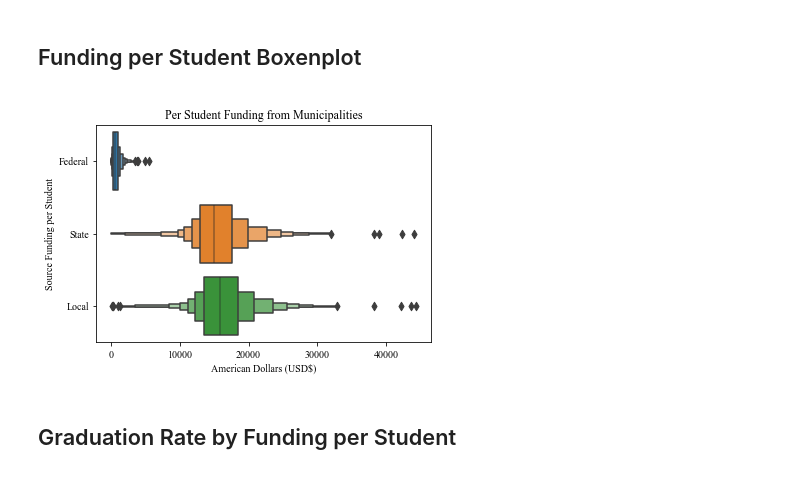
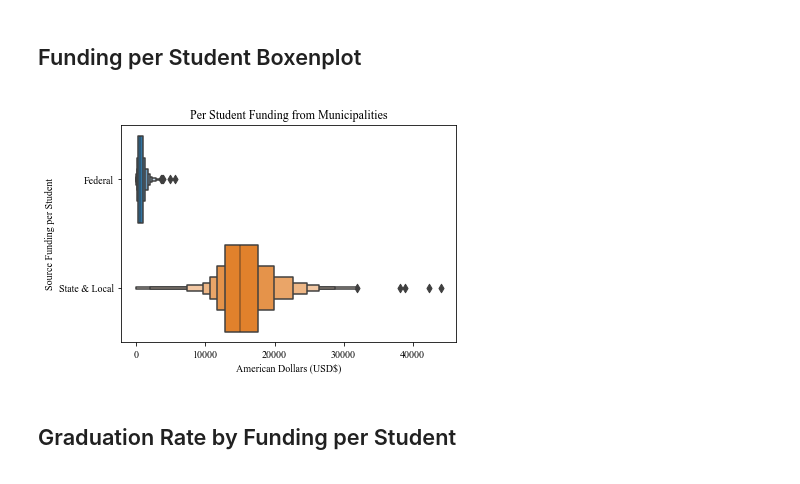
Before and after one commit to derekcaramella/GraduationRatePredictor, a Jupyter notebook: 2022_05_02_Caramella_DSC465_FinalProject_Script.ipynb, the cells around one changed output. Saved outputs shown, nothing was run; the diff lists cells and outputs as text; code cells hidden in the pictures.

```diff
--- a/2022_05_02_Caramella_DSC465_FinalProject_Script.ipynb
+++ b/2022_05_02_Caramella_DSC465_FinalProject_Script.ipynb
@@ -163,11 +164,12 @@ model_df = pd.merge(model_df, teach_out_of_cert_df, right_on=['ENTITY_CD', 'YEAR
 
 model_df = model_df[['INSTITUTION_ID_x', 'ENTITY_CD', 'ENTITY_NAME_x', 'YEAR',
                      'COHORT_COUNT', 'GRAD_RATE', 'OVERALL_STATUS',
-                     'PUPIL_COUNT_TOT', 'PER_FEDERAL_EXP', 'PER_STATE_LOCAL_EXP', 'PER_FED_STATE_LOCAL_EXP',
+                     'PUPIL_COUNT_TOT', 'PER_FEDERAL_EXP', 'PER_STATE_LOCAL_EXP',
                      'NUM_TEACH', 'NUM_TEACH_INEXP', 'NUM_PRINC', 'NUM_PRINC_INEXP',
                      'GROUP_NAME',
                      'NUM_TEACH_OC', 'NUM_OUT_CERT']]
 model_df = model_df.loc[:, ~model_df.columns.duplicated()]  # Drop duplicate columns from join
+
 model_df = model_df.rename(columns={'INSTITUTION_ID_x': 'INSTITUTION_ID', 'ENTITY_NAME_x': 'ENTITY_NAME'})
 model_df.head(6)
 # %% [output]
@@ -233,23 +258,22 @@ plt.show()
 ## Funding per Student Boxenplot
 <a class='anchor' id='fund-per-student-boxen'></a>
 # %%
-boxenplot_df = model_df.copy()[['PER_FEDERAL_EXP', 'PER_STATE_LOCAL_EXP', 'PER_FED_STATE_LOCAL_EXP']]
+boxenplot_df = model_df.copy()[['PER_FEDERAL_EXP', 'PER_STATE_LOCAL_EXP']]
 boxenplot_df = pd.melt(boxenplot_df)
 
 boxen_plot_labels_dict = {'PER_FEDERAL_EXP': 'Federal',
-                          'PER_STATE_LOCAL_EXP': 'State',
-                          'PER_FED_STATE_LOCAL_EXP': 'Local'}
+                          'PER_STATE_LOCAL_EXP': 'State & Local'}
 boxenplot_df['variable'] = boxenplot_df['variable'].map(boxen_plot_labels_dict)
 
 
 fig, ax = plt.subplots()
 sns.boxenplot(data=boxenplot_df, x='value', y='variable', ax=ax)
 ax.set_ylabel('Source Funding per Student')
 ax.set_xlabel('American Dollars (USD$)')
 ax.set_title('Per Student Funding from Municipalities')
 plt.show()
 # %% [output]
-[figure, old version]
+[figure, new version]
 # %% [markdown]
 ## Graduation Rate by Funding per Student
 <a class='anchor' id='grad-rate-fund-per-student'></a>
```
Also changed, not shown: parts of 11 cells of this notebook, 1 other file.
